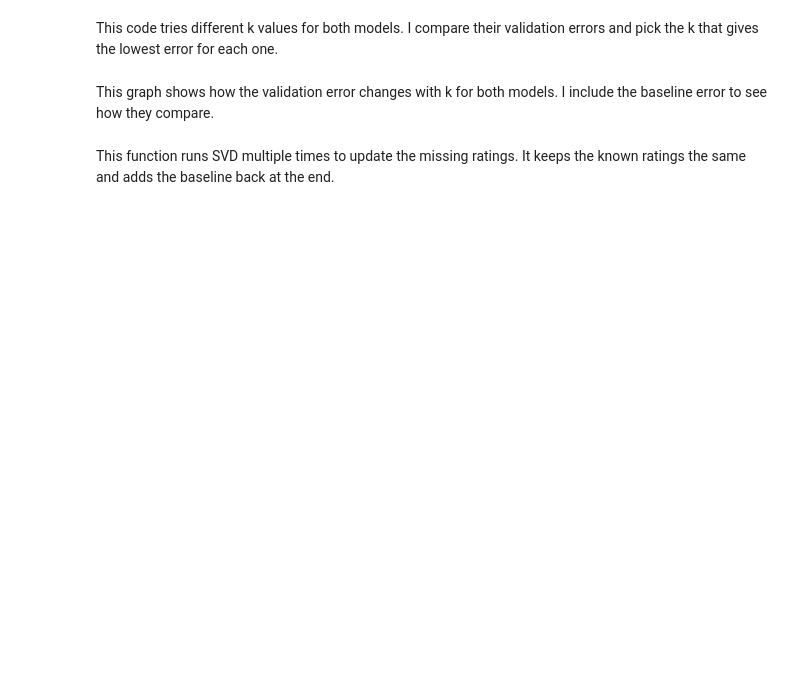
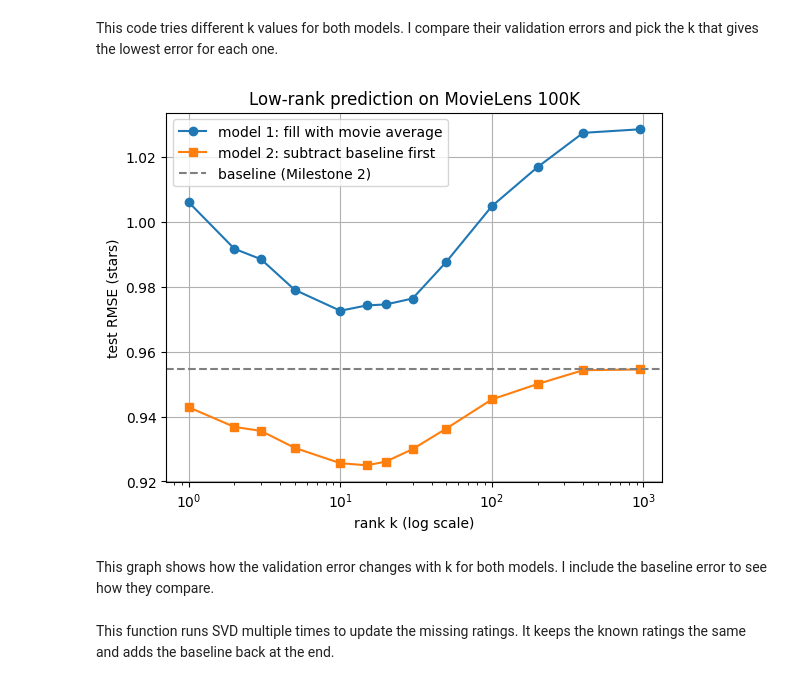
Before and after one commit to Tucannsam/Recommendation_System, a Jupyter notebook: notebooks/03_low_rank.ipynb, the cells around one changed output. Cells and saved outputs as stored; diff of their text form; code cells hidden in the pictures; blank space fills up the shorter version.

```diff
--- a/notebooks/03_low_rank.ipynb
+++ b/notebooks/03_low_rank.ipynb
@@ -78,35 +78,29 @@ def rank_k(U, s, Vt, k):
 This function uses the first k parts of the SVD to rebuild the matrix. A smaller k keeps fewer patterns, while a larger k keeps more.
 # %%
 #Part E
-mu_fit = np.nanmean(R_fit)
-n_item = known_fit.sum(axis=0)
-item_mean = np.full(R_fit.shape[1], mu_fit)
+mu_fit = np.nanmean(R)
+n_item = known.sum(axis=0)
+item_mean = np.full(R.shape[1], mu_fit)
 has_rating = n_item > 0
 item_mean[has_rating] = (
-  np.nansum(R_fit, axis=0)[has_rating] / n_item[has_rating])
+  np.nansum(R, axis=0)[has_rating] / n_item[has_rating])
 
-F = np.where(known_fit, R_fit, item_mean[None, :])
+F = np.where(known, R, item_mean[None, :])
 U1, s1, Vt1 = np.linalg.svd(F, full_matrices=False)
 # %% [markdown]
 This code fills in missing ratings with the average for that movie, then runs SVD. If the movie has no ratings, I use the overall average.
 # %%
 #PART F
-X_fit = np.where(known_fit, R_fit - B_fit, 0.0)
+X_fit = np.where(known, R - B, 0.0)
 U2, s2, Vt2 = np.linalg.svd(X_fit, full_matrices=False)
 # %% [markdown]
 This code finds the difference between the actual ratings and the baseline predictions. I use zero for the missing values and then run SVD on those differences.
 # %%
 #PART G
-ks = [1, 2, 3, 5, 10, 15, 20, 30, 50, 100]
-val_err1, val_err2 = [], []
+ks = [1, 2, 3, 5, 10, 15, 20, 30, 50, 100, 200, 400, 943]
+err1, err2 = [], []
 
 for k in ks:
-  P1 = rank_k(U1, s1, Vt1, k)
-  P2 = rank_k(U2, s2, Vt2, k) + B_fit
-  val_err1.append(score_at(P1, val_u, val_i, val_truth))
-  val_err2.append(score_at(P2, val_u, val_i, val_truth))
-
-best_k1 = ks[int(np.argmin(val_err1))]
-best_k2 = ks[int(np.argmin(val_err2))]
-print(Best Model 1 k:, best_k1, validation RMSE:, min(val_err1))
-print(Best Model 2 k:, best_k2, validation RMSE:, min(val_err2))
+  err1.append(score(rank_k(U1, s1, Vt1, k)))
+  err2.append(score(rank_k(U2, s2, Vt2, k) + B))
+  print(f"k = {k:3d} model 1: {err1[-1]:.4f} model 2: {err2[-1]:.4f}")
@@ -113,16 +121,17 @@ print(Best Model 2 k:, best_k2, validation RMSE:, min(val_err2))
 # %% [markdown]
 This code tries different k values for both models. I compare their validation errors and pick the k that gives the lowest error for each one.
 # %%
-plt.semilogx(ks, val_err1, o-, label=fill with movie averages)
-plt.semilogx(ks, val_err2, s-, label=SVD of baseline deviations)
-plt.axhline(baseline_val_rmse, color=gray, linestyle=--,label=baseline)
-plt.xlabel(rank k (log scale))
-plt.ylabel(validation RMSE (stars))
-plt.title(Choose rank using validation data)
-plt.grid()
-plt.legend()
-plt.savefig(validation_rmse_vs_k.png, dpi=150)
+plt.semilogx(ks, err1, "o-", label="model 1: fill with movie average")
+plt.semilogx(ks, err2, "s-", label="model 2: subtract baseline first")
+plt.axhline(score(B), color="gray", ls="--", label="baseline (Milestone 2)")
+plt.xlabel("rank k (log scale)")
+plt.ylabel("test RMSE (stars)")
+plt.title("Low-rank prediction on MovieLens 100K")
+plt.grid(); plt.legend()
+plt.savefig("rmse_vs_k.png", dpi=150)
 plt.show()
+# %% [output]
+[figure, added]
 # %% [markdown]
 This graph shows how the validation error changes with k for both models. I include the baseline error to see how they compare.
 # %%
```
Also changed, not shown: parts of 15 cells of this notebook.
